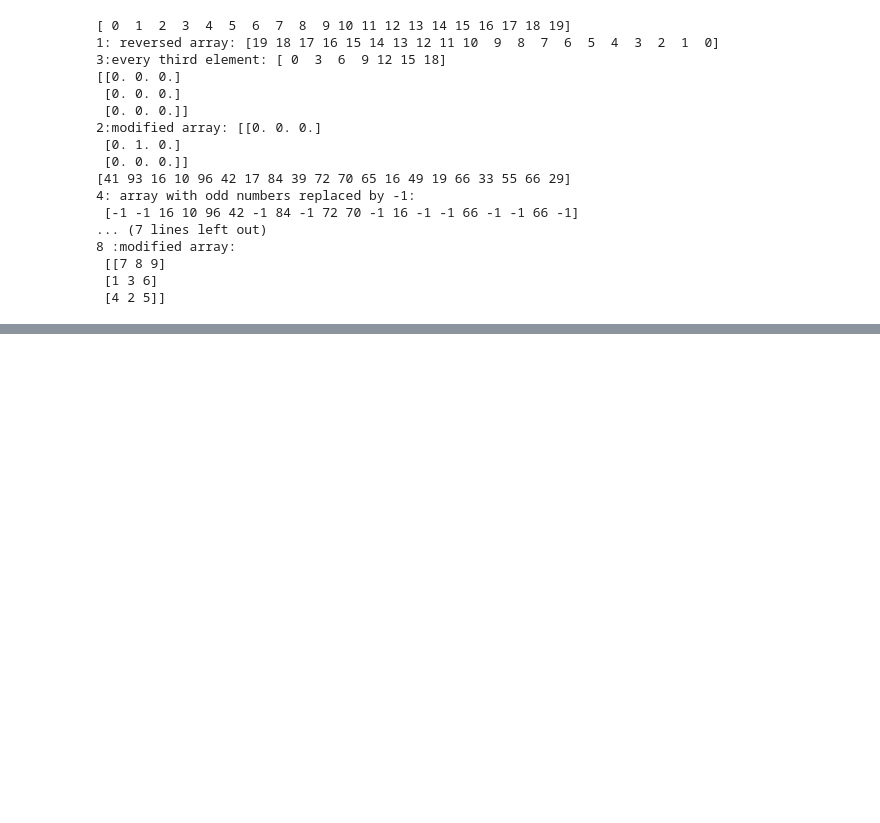
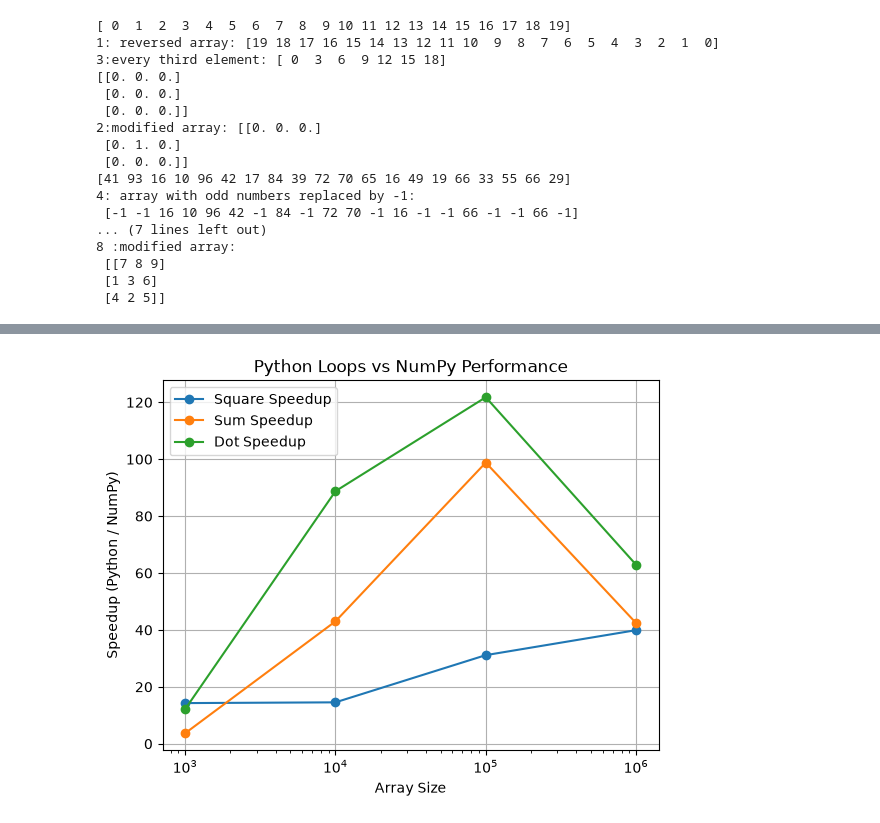
Before and after one commit to Suryadeep190/aiml-bootcamp--Suryadeepparmar-, a Jupyter notebook: Day6/numpy_practice.ipynb, the cells around one changed output, grey strips where cells are left out. Cells and saved outputs as stored; diff of their text form; code cells hidden in the pictures; blank space fills up the shorter version.

Commit message:
Day 6 Task 1,2(puzzles 1-15) & Task 3 (numpy and loop speed compare)

```diff
--- a/Day6/numpy_practice.ipynb
+++ b/Day6/numpy_practice.ipynb
@@ -50,0 +271,24 @@ print("8: modified array:\n", arr6)
+# %%
+import matplotlib.pyplot as plt
+
+for operation in ["Square Speedup", "Sum Speedup", "Dot Speedup"]:
+    plt.plot(
+        sizes,
+        [row[operation] for row in results],
+        marker="o",
+        label=operation
+    )
+
+plt.xscale("log")
+
+plt.xlabel("Array Size")
+plt.ylabel("Speedup (Python / NumPy)")
+plt.title("Python Loops vs NumPy Performance")
+
+plt.legend()
+plt.grid(True)
+plt.show()
+
+#Numpy may not have advantage in speed while working with small arrays because setting up operationscan take time relative to small work performed.
+# %% [output]
+[figure, added]
```
Also changed, not shown: parts of 4 cells of this notebook.
